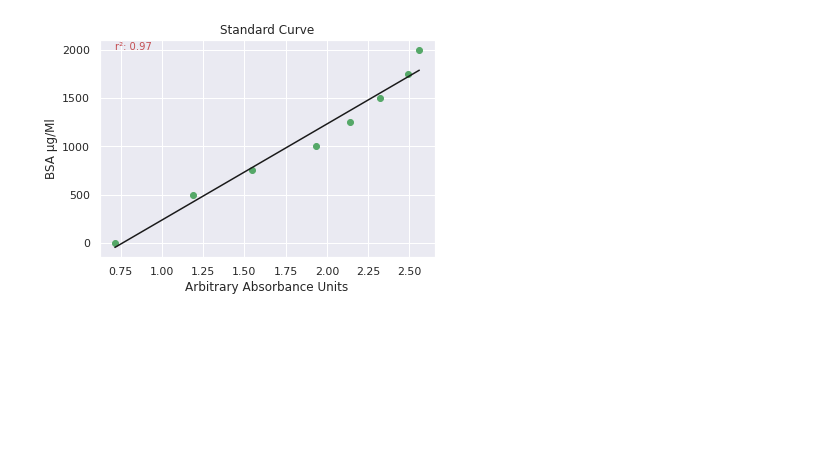
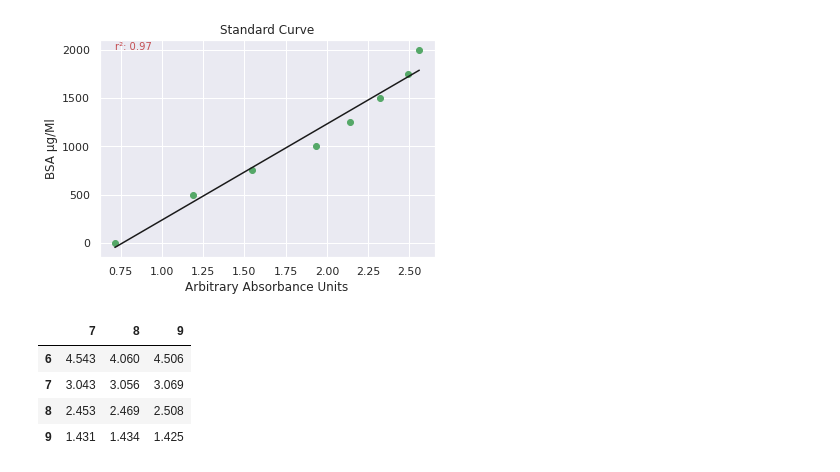
Before and after one commit to Laohakunakorn-Group/NLLAB_OT2_Bradford, a Jupyter notebook: analysis/frequentist_bradford_data_analysis_package/bradford_data_processing/bradforddataprocessing_biotek_h1_platereader.ipynb, the cells around one changed output. Drawn from its saved outputs; the diff is of its cells as text; code cells hidden in the pictures; blank space fills up the shorter version.

```diff
--- a/analysis/frequentist_bradford_data_analysis_package/bradford_data_processing/bradforddataprocessing_biotek_h1_platereader.ipynb
+++ b/analysis/frequentist_bradford_data_analysis_package/bradford_data_processing/bradforddataprocessing_biotek_h1_platereader.ipynb
@@ -195,4 +166,19 @@ plt.show()
 [0.0, 500.0, 750.0, 1000.0, 1250.0, 1500.0, 1750.0, 2000.0]
 coefficient of determination: 0.9683250252191316
 [figure]
+# %%
+sample_data = pd.read_csv("Preconc_230308_OT2_BRADFORD_samples.csv", sep=',', header=None)
+replicates = 3
+
+sample_data = sample_data.iloc[6:,7:10]
+
+sample_list = ["1x","5x","10x", "20x"]
+
+sample_data
+# %% [output]
+|  | 7 | 8 | 9 |
+| 6 | 4.543 | 4.060 | 4.506 |
+| 7 | 3.043 | 3.056 | 3.069 |
+| 8 | 2.453 | 2.469 | 2.508 |
+| 9 | 1.431 | 1.434 | 1.425 |
 # %%
```
Also changed, not shown: parts of 13 cells of this notebook, 6 other files.
